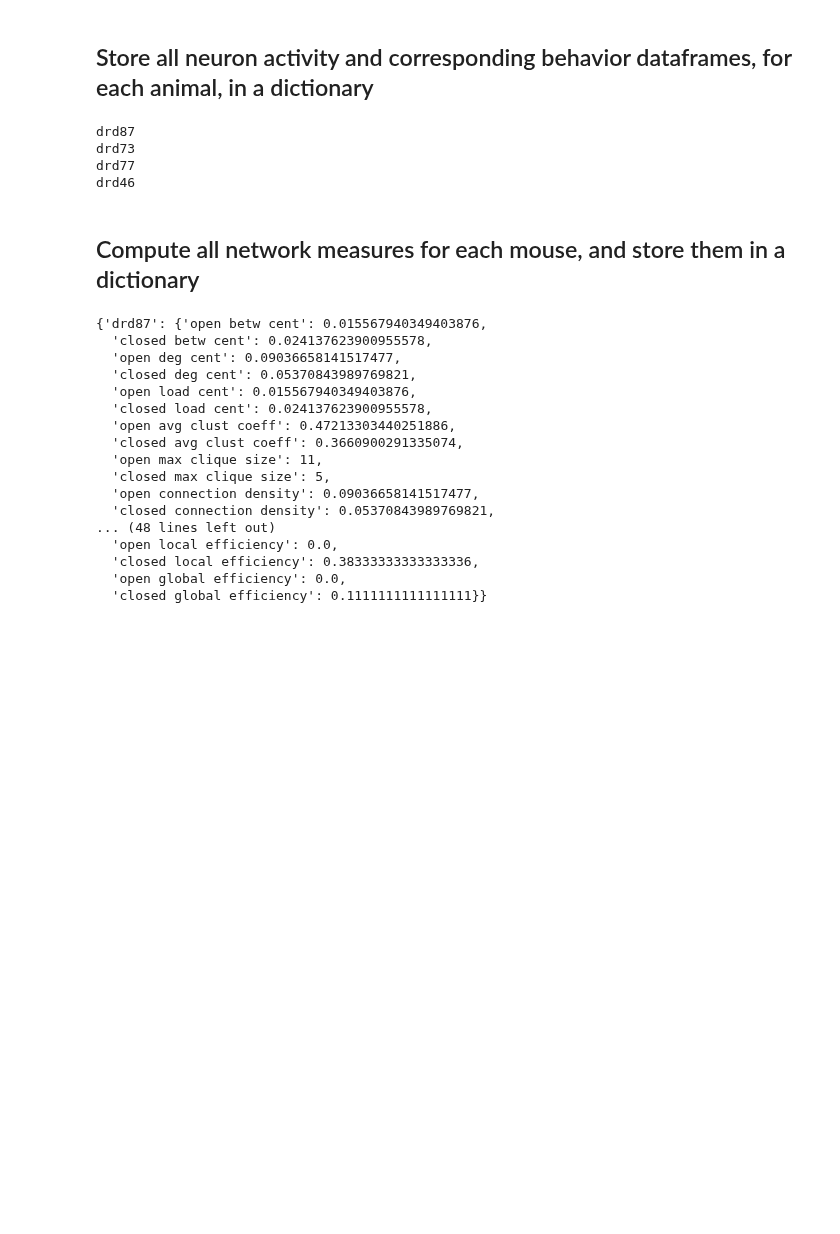
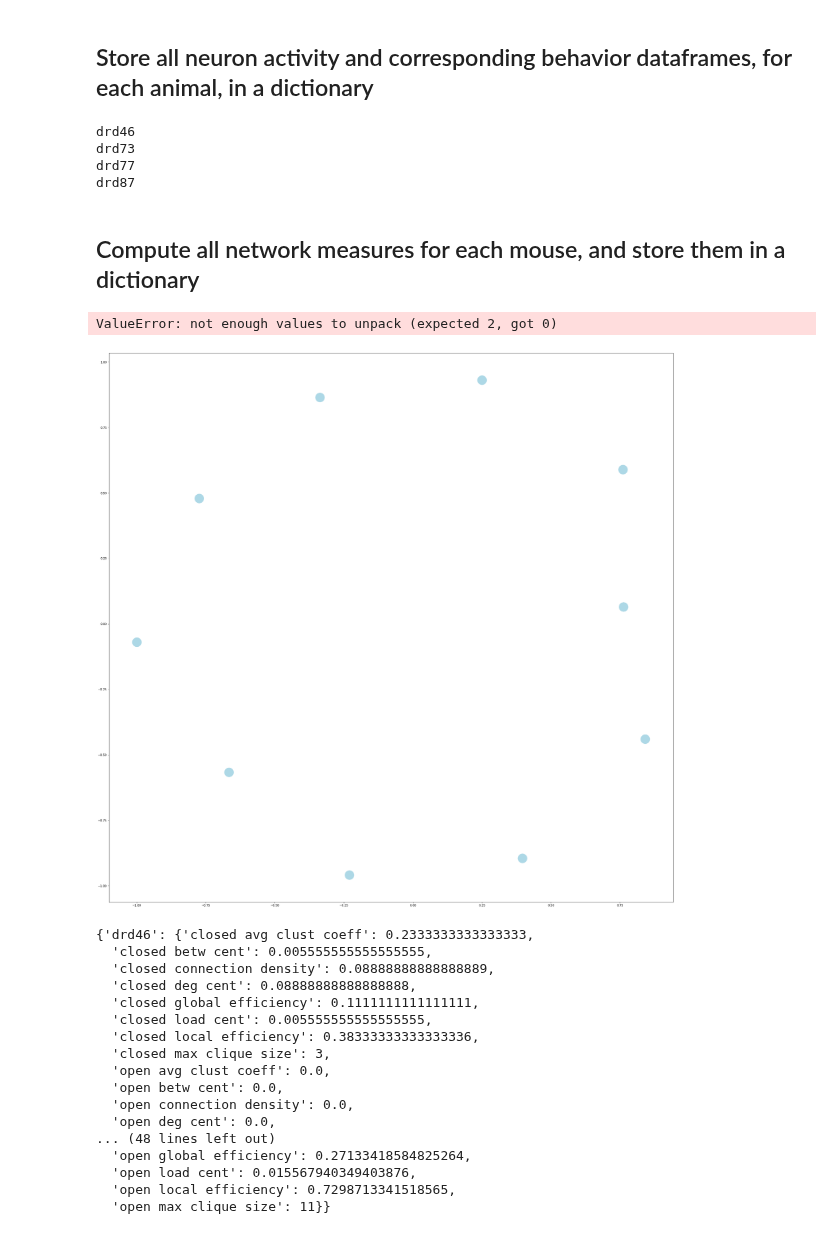
Before and after one commit to smu160/PvsNP, a Jupyter notebook: Demo_Graph_Analysis.ipynb, the cells around one changed output. Drawn from its saved outputs; the diff is of its cells as text; code cells hidden in the pictures; blank space fills up the shorter version.

```diff
--- a/Demo_Graph_Analysis.ipynb
+++ b/Demo_Graph_Analysis.ipynb
@@ -47,6 +47,8 @@ for animal_name in animal_data_files:
     print(animal_name)
 
     data = pd.read_csv(animal_data_files[animal_name]["Raw"], header=None)
+    if(animal_name=='drd73' or animal_name =='drd77'):
+        data = au.downsample_dataframe(data,2)
     _, _, cell_transients_dataframe = SigProc.detect_ca_transients_mossy(data, 2, 0.5, 0.2, 10)
 
     # Rename all the columns from "neuron_x" --> "x". This makes the graphs neater by making sure the neuron names fit into the nodes
@@ -75,9 +77,9 @@ for animal_name in animal_data_files:
     if not animal_name in animal_dataframes:
         animal_dataframes[animal_name] = {"cell transients": cell_transients_dataframe, "behavior": behavior_df, "neuron and beh": neuron_concated_behavior}
 # %% [output]
-drd87
+drd46
 drd73
 drd77
-drd46
+drd87
 # %% [markdown]
 ## Compute all network measures for each mouse, and store them in a dictionary
@@ -88,30 +92,35 @@ for animal in animal_dataframes:
     # print(animal)
 
     indices = animal_dataframes[animal]["neuron and beh"].loc[animal_dataframes[animal]["neuron and beh"]["OpenArms_centerpoint"] != 0].index
     open_arms_graph = gau.create_graph(animal_dataframes[animal]["cell transients"].iloc[indices])
+    gau.plot_graph(open_arms_graph)
 
     indices = animal_dataframes[animal]["neuron and beh"].loc[animal_dataframes[animal]["neuron and beh"]["ClosedArms_centerpoint"] != 0].index
     closed_arms_graph = gau.create_graph(animal_dataframes[animal]["cell transients"].iloc[indices])
+    gau.plot_graph(closed_arms_graph)
 
     animal_network_measures[animal] = {"open betw cent": gau.compute_mean_betweenness_centrality(open_arms_graph)}
     animal_network_measures[animal].update({"closed betw cent": gau.compute_mean_betweenness_centrality(closed_arms_graph)})
 
     animal_network_measures[animal].update({"open deg cent": gau.compute_mean_degree_centrality(open_arms_graph)})
     animal_network_measures[animal].update({"closed deg cent": gau.compute_mean_degree_centrality(closed_arms_graph)})
 
     animal_network_measures[animal].update({"open load cent": gau.compute_mean_load_centrality(open_arms_graph)})
     animal_network_measures[animal].update({"closed load cent": gau.compute_mean_load_centrality(closed_arms_graph)})
 
     animal_network_measures[animal].update({"open avg clust coeff": nx.average_clustering(open_arms_graph)})
     animal_network_measures[animal].update({"closed avg clust coeff": nx.average_clustering(closed_arms_graph)})
 
     animal_network_measures[animal].update({"open max clique size": gau.get_max_clique_size(open_arms_graph)})
     animal_network_measures[animal].update({"closed max clique size": gau.get_max_clique_size(closed_arms_graph)})
 
     animal_network_measures[animal].update({"open connection density": gau.compute_connection_density(open_arms_graph)})
     animal_network_measures[animal].update({"closed connection density": gau.compute_connection_density(closed_arms_graph)})
 
     animal_network_measures[animal].update({"open local efficiency": nx.local_efficiency(open_arms_graph)})
     animal_network_measures[animal].update({"closed local efficiency": nx.local_efficiency(closed_arms_graph)})
     animal_network_measures[animal].update({"open global efficiency": nx.global_efficiency(open_arms_graph)})
     animal_network_measures[animal].update({"closed global efficiency": nx.global_efficiency(closed_arms_graph)})
+# %% [output]
+ValueError: not enough values to unpack (expected 2, got 0)
+[figure, added]
@@ -118,23 +129,23 @@ for animal in animal_dataframes:
 # %%
 animal_network_measures
 # %% [output]
-{'drd87': {'open betw cent': 0.015567940349403876,
-  'closed betw cent': 0.024137623900955578,
-  'open deg cent': 0.09036658141517477,
-  'closed deg cent': 0.05370843989769821,
+{'drd46': {'closed avg clust coeff': 0.2333333333333333,
+  'closed betw cent': 0.005555555555555555,
+  'closed connection density': 0.08888888888888889,
+  'closed deg cent': 0.08888888888888888,
+  'closed global efficiency': 0.1111111111111111,
+  'closed load cent': 0.005555555555555555,
+  'closed local efficiency': 0.38333333333333336,
+  'closed max clique size': 3,
+  'open avg clust coeff': 0.0,
+  'open betw cent': 0.0,
+  'open connection density': 0.0,
+  'open deg cent': 0.0,
+... (48 lines left out)
+  'open global efficiency': 0.27133418584825264,
   'open load cent': 0.015567940349403876,
-  'closed load cent': 0.024137623900955578,
-  'open avg clust coeff': 0.47213303440251886,
-  'closed avg clust coeff': 0.3660900291335074,
-  'open max clique size': 11,
-  'closed max clique size': 5,
-  'open connection density': 0.09036658141517477,
-  'closed connection density': 0.05370843989769821,
-... (48 lines left out)
-  'open local efficiency': 0.0,
-  'closed local efficiency': 0.38333333333333336,
-  'open global efficiency': 0.0,
-  'closed global efficiency': 0.1111111111111111}}
+  'open local efficiency': 0.7298713341518565,
+  'open max clique size': 11}}
 # %%
 import plotly
 import plotly.graph_objs as go
```
Also changed, not shown: parts of 2 cells of this notebook.
